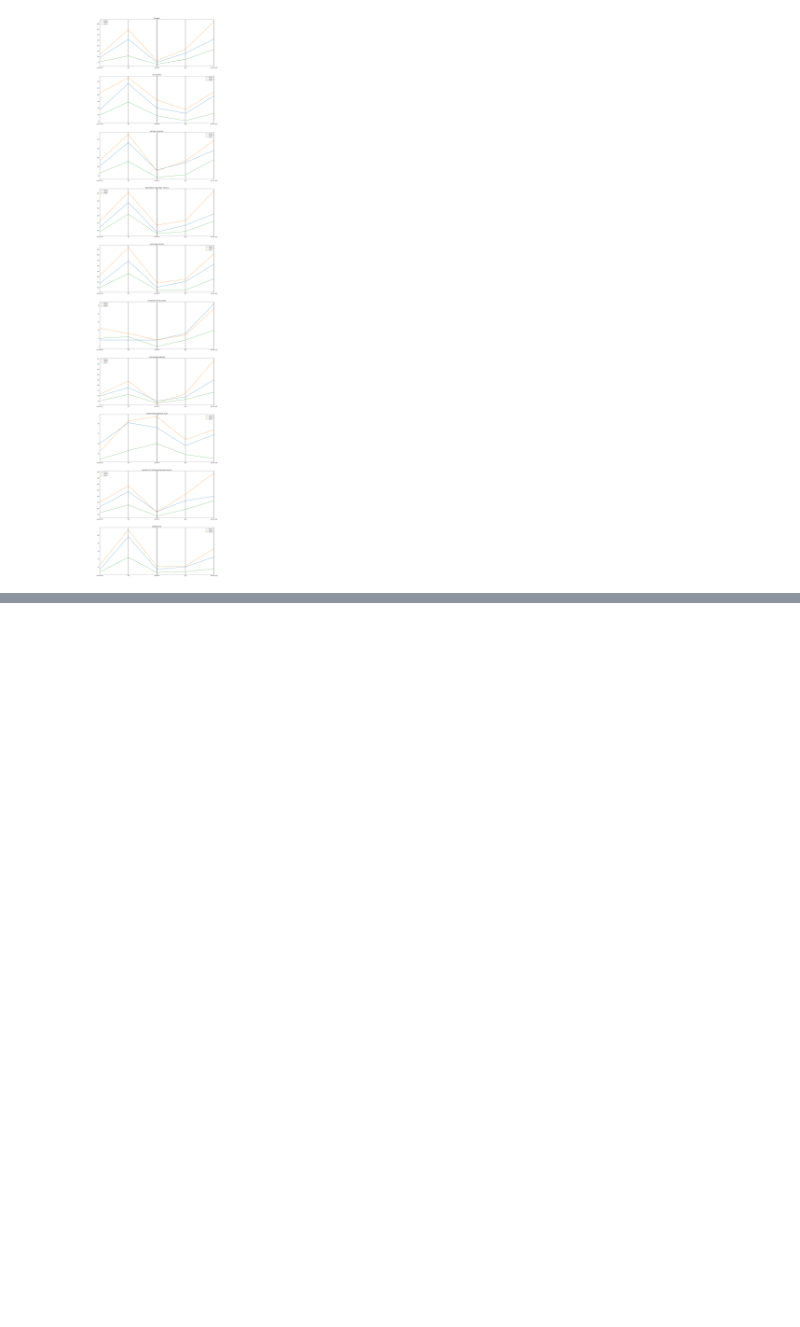
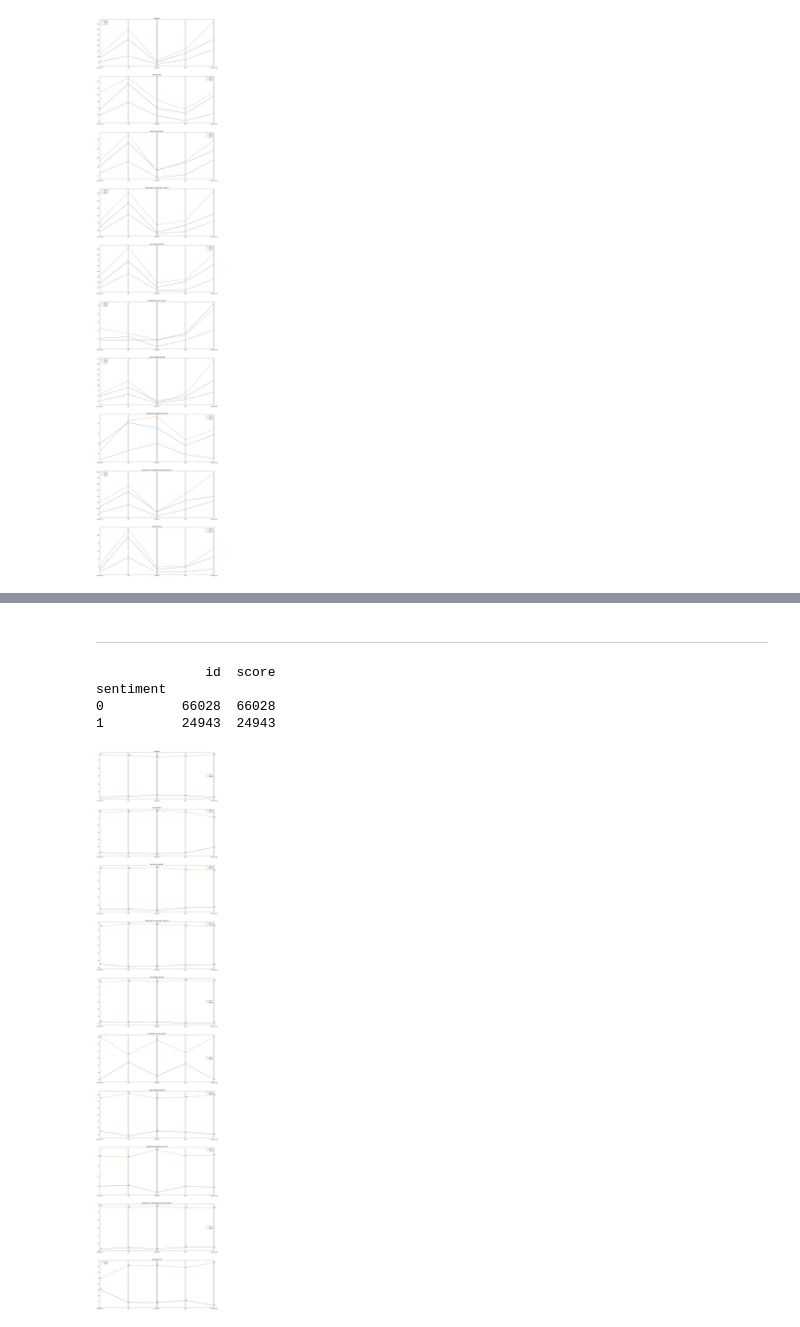
Before and after one commit to stefanoleggio/colombian-politics-analysis, a Jupyter notebook: networks/sentiment-topic/notebook.ipynb, the cells around one changed output, grey strips where cells are left out. Saved outputs shown, nothing was run; the diff lists cells and outputs as text; code cells hidden in the pictures; blank space fills up the shorter version.

Commit message:
sentiment

```diff
--- a/networks/sentiment-topic/notebook.ipynb
+++ b/networks/sentiment-topic/notebook.ipynb
@@ -212,0 +213,18 @@ for idx,tp_label in enumerate(modularity_sentiment):
+# %% [markdown]
+---
+# %%
+data = pd.read_csv('users.csv')
+data = data.drop('Label',1)
+data = data.drop('timeset',1)
+data = data.rename(columns = {'Id':'user_id'})
+topic = pd.read_csv('topics.csv')
+sentiment = pd.read_csv('new_sent.csv')
+sentiment = sentiment.drop('Unnamed: 0',1)
+sentiment = sentiment.replace(to_replace = 'LABEL_0', value = 0)
+sentiment = sentiment.replace(to_replace = 'LABEL_1', value = 1)
+print(sentiment.groupby('sentiment').count())
+# %% [output]
+              id  score
+sentiment
+0          66028  66028
+1          24943  24943
@@ -212,0 +269,54 @@ for idx,tp_label in enumerate(modularity_sentiment):
+# %%
+replies = {}
+for tp_id in topic['id']:
+    replies[tp_id] = fetchTopic2(str(tp_id))
+    replies[tp_id] = replies[tp_id].merge(sentiment, how = 'inner', on = 'id')
+# %%
+mod_classes = data.groupby('modularity_class')
+modularity_sentiment = {}
+
+for tp_id,tp_label in zip(topic['id'],topic['label']):
+    out = pd.DataFrame(columns = ('modularity_class','sentiment'))
+    for community in mod_classes:
+        temp = community[1].merge(replies[tp_id], how = 'inner', on = 'user_id')
+        out = pd.concat([out,temp[['modularity_class', 'sentiment']]])
+    out.to_csv('data/'+tp_label+'.csv', index = False)
+    modularity_sentiment[tp_label] = out
+# %%
+fig, ax = plt.subplots(len(modularity_sentiment), figsize =(20,100))
+for idx,tp_label in enumerate(modularity_sentiment):
+    topic_sentiments = modularity_sentiment[tp_label]
+    positive = topic_sentiments[topic_sentiments['sentiment'] == 1].groupby('modularity_class').count()['sentiment']
+    negative = topic_sentiments[topic_sentiments['sentiment'] == 0].groupby('modularity_class').count()['sentiment']
+    #neutral = topic_sentiments[topic_sentiments['sentiment'] == 2].groupby('modularity_class').count()['sentiment']
+
+    orig_positive = check_zero_values(positive)
+    orig_negative = check_zero_values(negative)
+    #orig_neutral = check_zero_values(neutral)
+
+    per_positive = orig_positive.copy(deep = True)
+    per_negative = orig_negative.copy(deep = True)
+    #per_neutral = orig_neutral.copy(deep = True)
+    percentageVersion(per_positive,per_negative,per_neutral)
+
+    ax[idx].set_title(tp_label)
+    ax[idx].plot(tuple(classes.keys()),per_positive[order], label = 'positive')
+    ax[idx].plot(tuple(classes.keys()),per_negative[order], label = 'negative')
+    #ax[idx].plot(tuple(classes.keys()),per_neutral[order], label = 'neutral')
+
+    for l in classes.keys():
+        ax[idx].axvline(l, color ='k')
+
+    x = 0
+    for a,b in zip(orig_positive[order],orig_negative[order]):
+        ax[idx].text(x,per_positive[order].iloc[x],a)
+        ax[idx].text(x,per_negative[order].iloc[x],b)
+        #ax[idx].text(x,per_neutral[order].iloc[x],c)
+        x += 1
+
+    ax[idx].set_xticks(tuple(classes.keys()))
+    ax[idx].set_xticklabels(pd.Series(classes.values())[order])
+    ax[idx].set_xlim(0,4)
+    ax[idx].legend()
+# %% [output]
+[figure, added]
```
Also changed, not shown: parts of 5 cells of this notebook, 11 other files.
